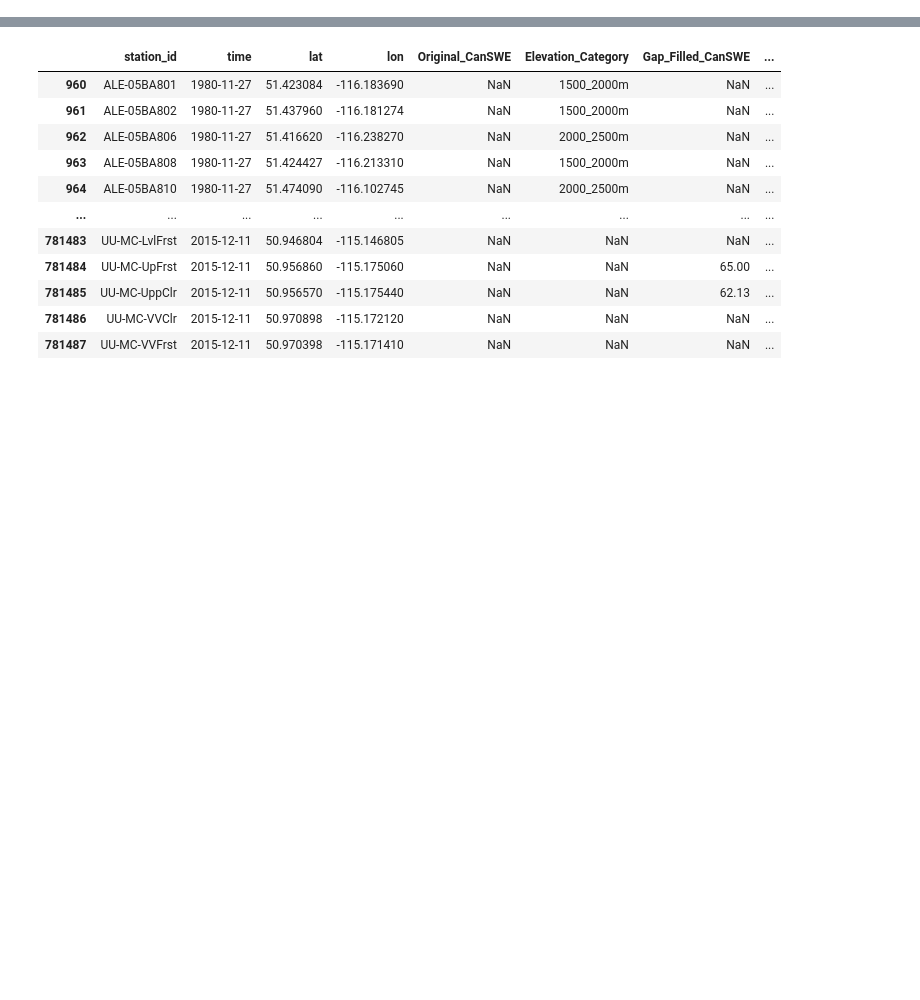
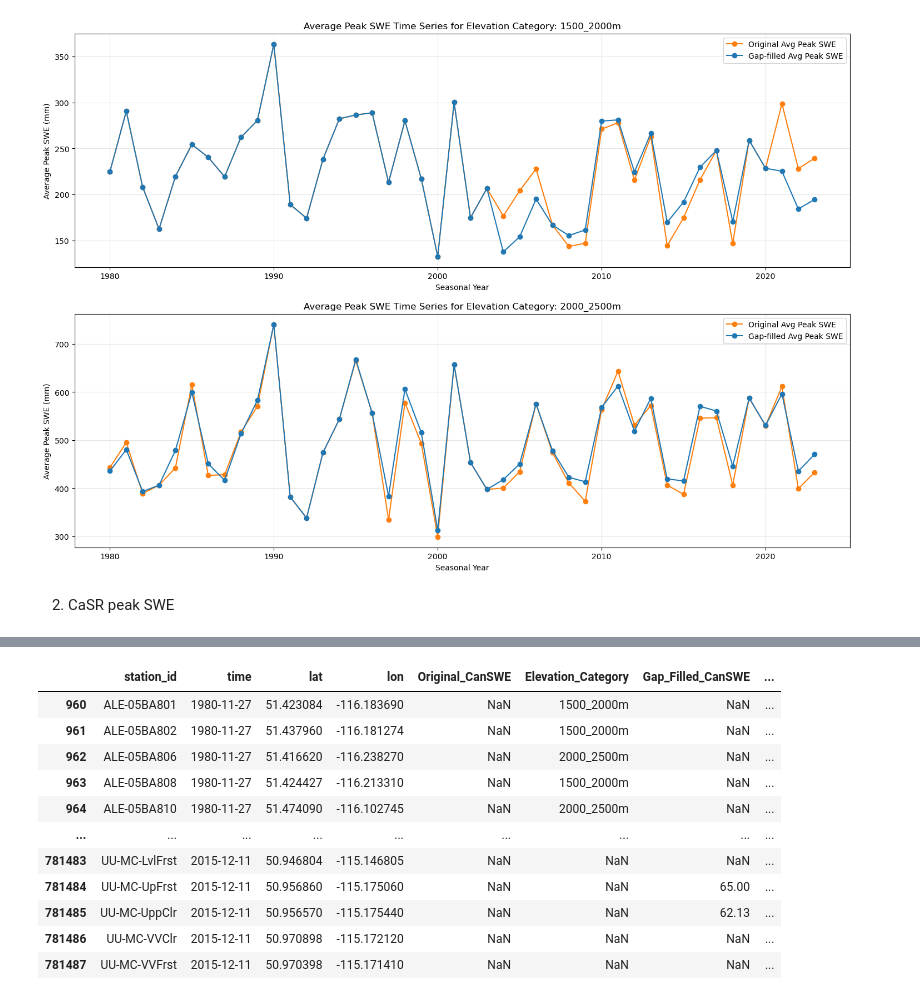
Before and after one commit to Nadiesenali/snowdroughtindex-main, a Jupyter notebook: notebooks/workflows/10_for_paper.ipynb, the cells around one changed output, grey strips where cells are left out. Saved outputs shown, nothing was run; the diff lists cells and outputs as text; code cells hidden in the pictures; blank space fills up the shorter version.

```diff
--- a/notebooks/workflows/10_for_paper.ipynb
+++ b/notebooks/workflows/10_for_paper.ipynb
@@ -155,0 +400,20 @@ plt.show()
+# %%
+# 30 year avegage for each elevation category 1991-2020
+elev_categories = ['1500_2000m', '2000_2500m']
+for elev_cat in elev_categories:
+    original_avg_swe = seasonal_elev_avg_wide.loc[
+        (seasonal_elev_avg_wide['Seasonal_Year'] >= 1991) &
+        (seasonal_elev_avg_wide['Seasonal_Year'] <= 2020),
+        f'{elev_cat}_Original_avg_peak_SWE'
+    ].mean()
+
+    gapfilled_avg_swe = seasonal_elev_avg_wide.loc[
+        (seasonal_elev_avg_wide['Seasonal_Year'] >= 1991) &
+        (seasonal_elev_avg_wide['Seasonal_Year'] <= 2020),
+        f'{elev_cat}_GapFilled_avg_peak_SWE'
+    ].mean()
+
+    print(f'Elevation Category: {elev_cat}')
+    print(f'30-year Average Original Peak SWE (1991-2020): {original_avg_swe:.2f} mm')
+    print(f'30-year Average Gap-filled Peak SWE (1991-2020): {gapfilled_avg_swe:.2f} mm')
+    print('---')
@@ -155,0 +475,35 @@ plt.show()
+# %%
+# plot subplots for time series of average peak SWE for each elevation category, comparing original and gap-filled
+
+plt.figure(figsize=(18, 12))
+elev_categories = [ '1500_2000m', '2000_2500m']
+for i, elev_cat in enumerate(elev_categories, 1):
+    plt.subplot(len(elev_categories), 1, i)
+
+    # Plot Original average peak SWE
+    plt.plot(
+        seasonal_elev_avg_wide['Seasonal_Year'],
+        seasonal_elev_avg_wide[f'{elev_cat}_Original_avg_peak_SWE'],
+        label='Original Avg Peak SWE',
+        color='tab:orange',
+        marker='o'
+    )
+
+    # Plot Gap-filled average peak SWE
+    plt.plot(
+        seasonal_elev_avg_wide['Seasonal_Year'],
+        seasonal_elev_avg_wide[f'{elev_cat}_GapFilled_avg_peak_SWE'],
+        label='Gap-filled Avg Peak SWE',
+        color='tab:blue',
+        marker='o'
+    )
+
+    plt.title(f'Average Peak SWE Time Series for Elevation Category: {elev_cat}')
+    plt.xlabel('Seasonal Year')
+    plt.ylabel('Average Peak SWE (mm)')
+    plt.legend()
+    plt.grid(True, alpha=0.3)
+# %% [output]
+[figure, added]
+# %% [markdown]
+2. CaSR peak SWE
```
Also changed, not shown: parts of 32 cells of this notebook, 2 other files.
